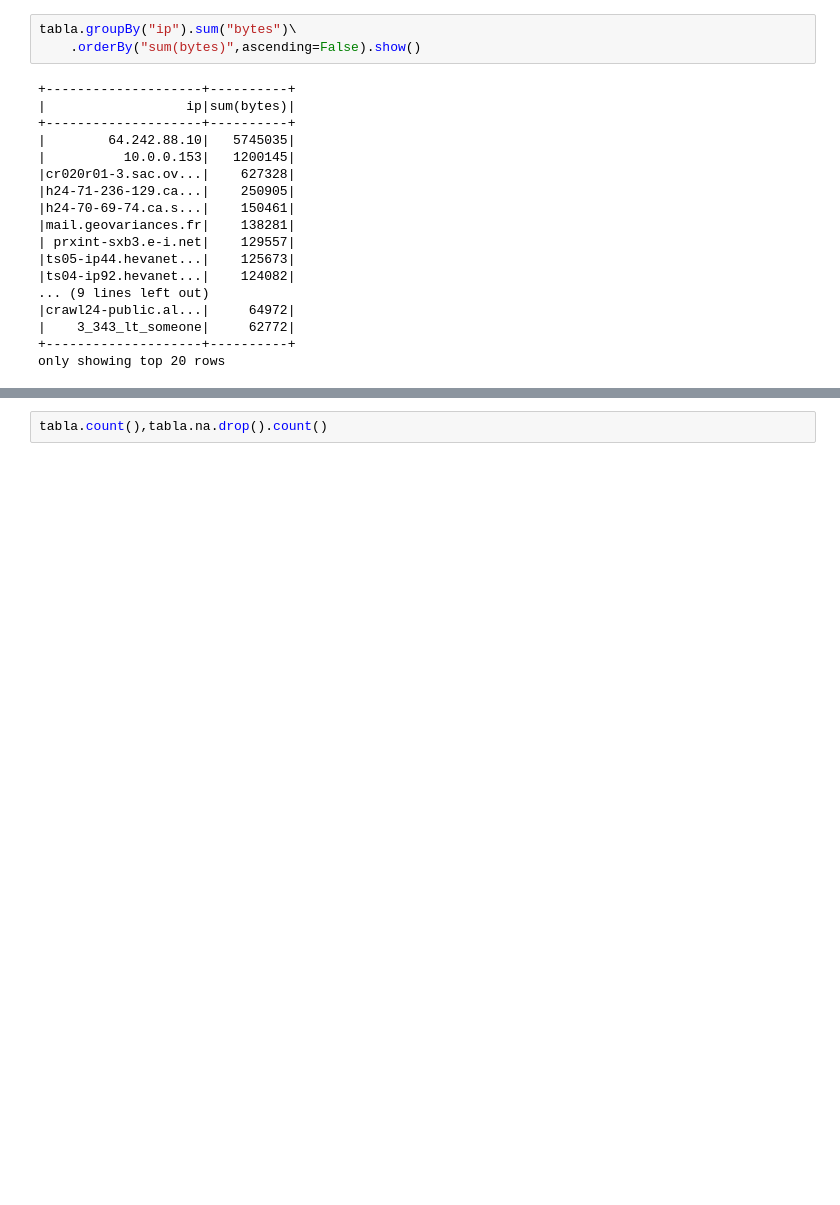
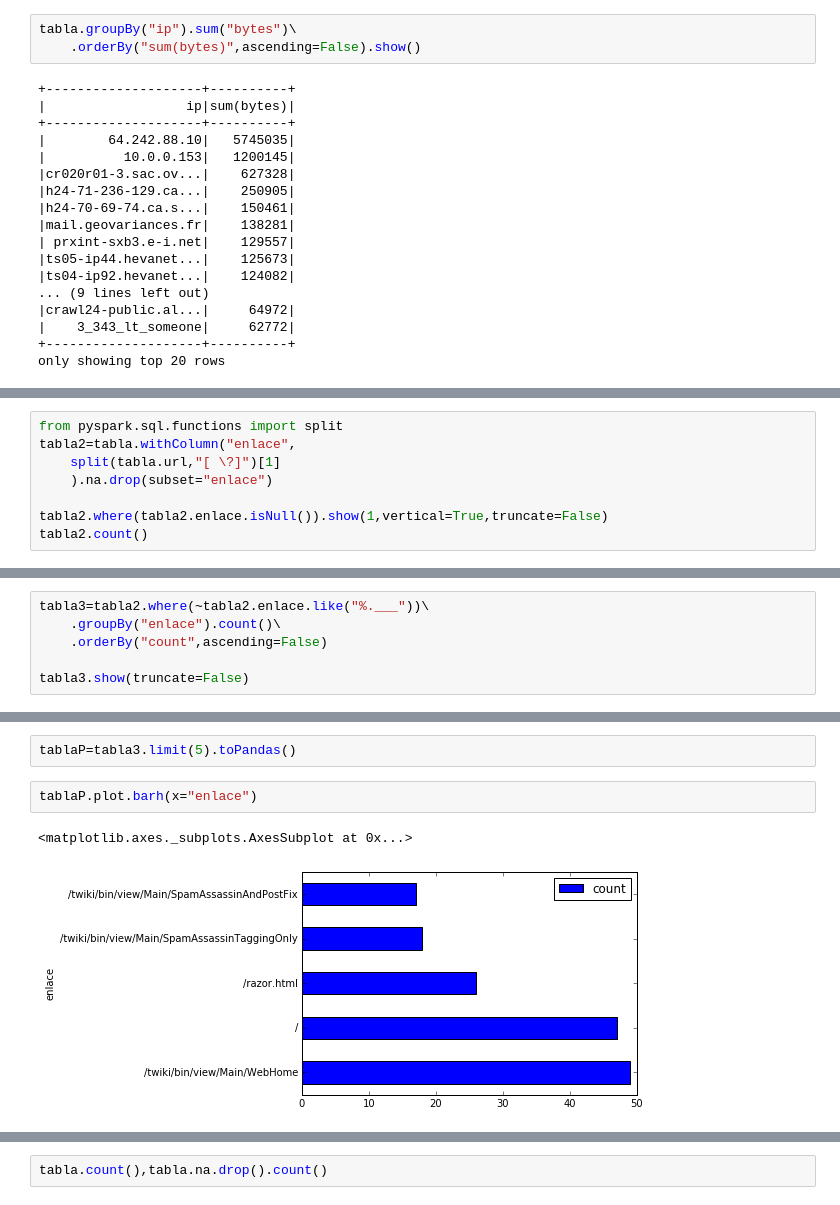
Before and after one commit to bigdatavigo/recursos, a Jupyter notebook: 011. log.ipynb, the cells around one changed output, grey strips where cells are left out. Drawn from its saved outputs; the diff is of its cells as text; blank space fills up the shorter version.

```diff
--- a/011. log.ipynb
+++ b/011. log.ipynb
@@ -89,0 +90,8 @@ only showing top 20 rows
+# %%
+from pyspark.sql.functions import split
+tabla2=tabla.withColumn("enlace",
+    split(tabla.url,"[ \?]")[1]
+    ).na.drop(subset="enlace")
+
+tabla2.where(tabla2.enlace.isNull()).show(1,vertical=True,truncate=False)
+tabla2.count()
@@ -89,0 +115,6 @@ only showing top 20 rows
+# %%
+tabla3=tabla2.where(~tabla2.enlace.like("%.___"))\
+    .groupBy("enlace").count()\
+    .orderBy("count",ascending=False)
+
+tabla3.show(truncate=False)
@@ -89,0 +139,7 @@ only showing top 20 rows
+# %%
+tablaP=tabla3.limit(5).toPandas()
+# %%
+tablaP.plot.barh(x="enlace")
+# %% [output]
+<matplotlib.axes._subplots.AxesSubplot at 0x...>
+[figure, added]
```
Also changed, not shown: parts of 9 cells of this notebook.
